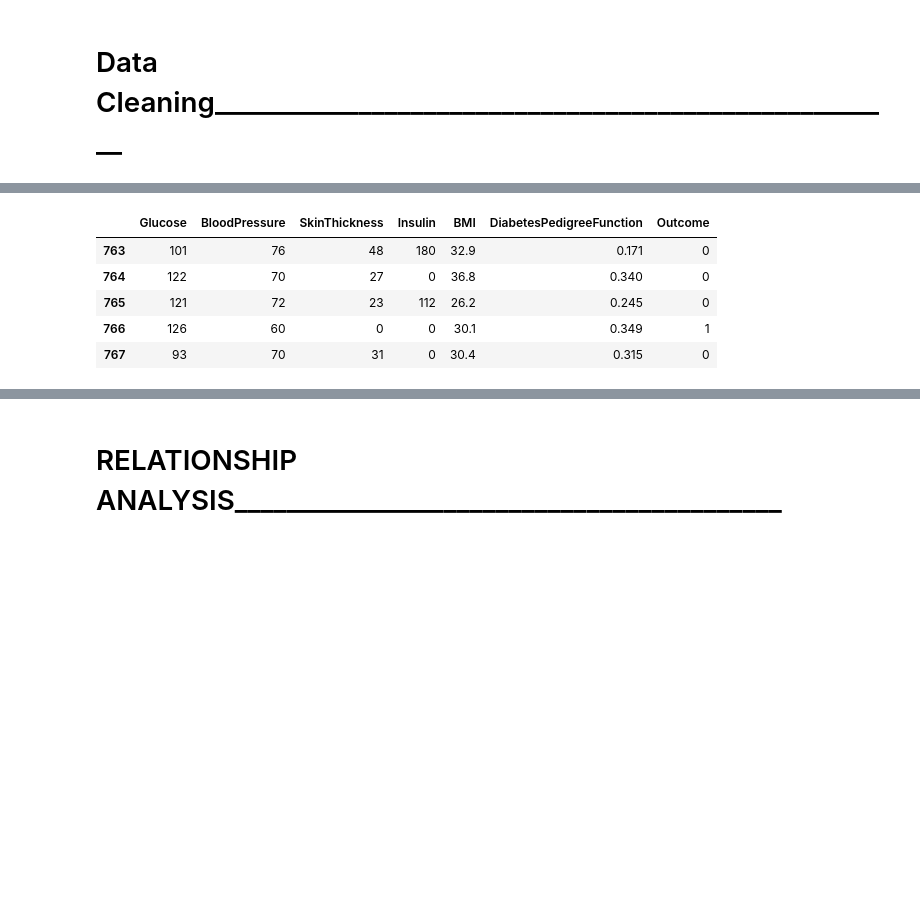
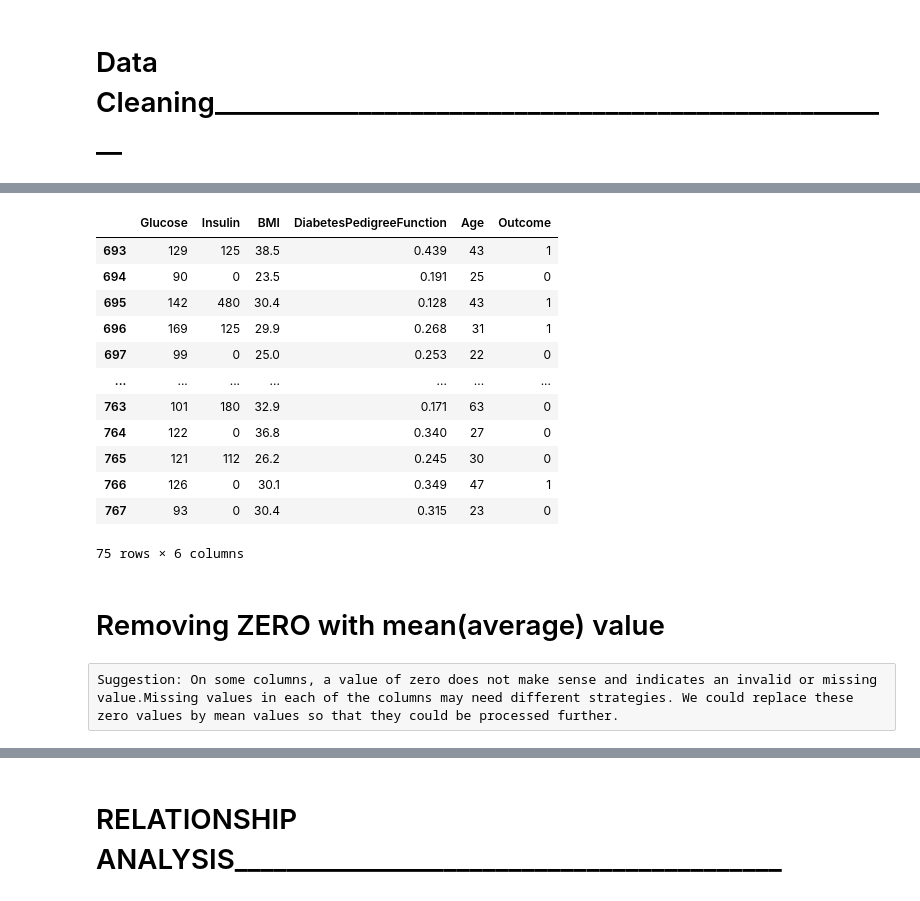
Before and after one commit to NafisTanjim/Diabetes-Prediction, a Jupyter notebook: MY ML.ipynb, the cells around one changed output, grey strips where cells are left out. Cells and saved outputs as stored; diff of their text form; code cells hidden in the pictures; blank space fills up the shorter version.

```diff
--- a/MY ML.ipynb
+++ b/MY ML.ipynb
@@ -118,5 +208,5 @@ dtype: int64
 # %%
-diabetes = data.drop(['Pregnancies','Age'], axis=1)
+diabetes = data.drop(['SkinThickness','Pregnancies','BloodPressure'], axis=1)
 # %%
 diabetes.head()
 # %% [output]
@@ -129,9 +228,20 @@ diabetes.head()
 # %%
-diabetes.tail()
+diabetes.tail(75)
 # %% [output]
-|  | Glucose | BloodPressure | SkinThickness | Insulin | BMI | DiabetesPedigreeFunction | Outcome |
-| 763 | 101 | 76 | 48 | 180 | 32.9 | 0.171 | 0 |
-| 764 | 122 | 70 | 27 | 0 | 36.8 | 0.340 | 0 |
-| 765 | 121 | 72 | 23 | 112 | 26.2 | 0.245 | 0 |
-| 766 | 126 | 60 | 0 | 0 | 30.1 | 0.349 | 1 |
-| 767 | 93 | 70 | 31 | 0 | 30.4 | 0.315 | 0 |
+|  | Glucose | Insulin | BMI | DiabetesPedigreeFunction | Age | Outcome |
+| 693 | 129 | 125 | 38.5 | 0.439 | 43 | 1 |
+| 694 | 90 | 0 | 23.5 | 0.191 | 25 | 0 |
+| 695 | 142 | 480 | 30.4 | 0.128 | 43 | 1 |
+| 696 | 169 | 125 | 29.9 | 0.268 | 31 | 1 |
+| 697 | 99 | 0 | 25.0 | 0.253 | 22 | 0 |
+| ... | ... | ... | ... | ... | ... | ... |
+| 763 | 101 | 180 | 32.9 | 0.171 | 63 | 0 |
+| 764 | 122 | 0 | 36.8 | 0.340 | 27 | 0 |
+| 765 | 121 | 112 | 26.2 | 0.245 | 30 | 0 |
+| 766 | 126 | 0 | 30.1 | 0.349 | 47 | 1 |
+| 767 | 93 | 0 | 30.4 | 0.315 | 23 | 0 |
+75 rows × 6 columns
+# %% [markdown]
+# Removing ZERO with mean(average) value
+# %% [raw]
+Suggestion: On some columns, a value of zero does not make sense and indicates an invalid or missing value.Missing values in each of the columns may need different strategies. We could replace these zero values by mean values so that they could be processed further.
```
Also changed, not shown: parts of 106 cells of this notebook.
